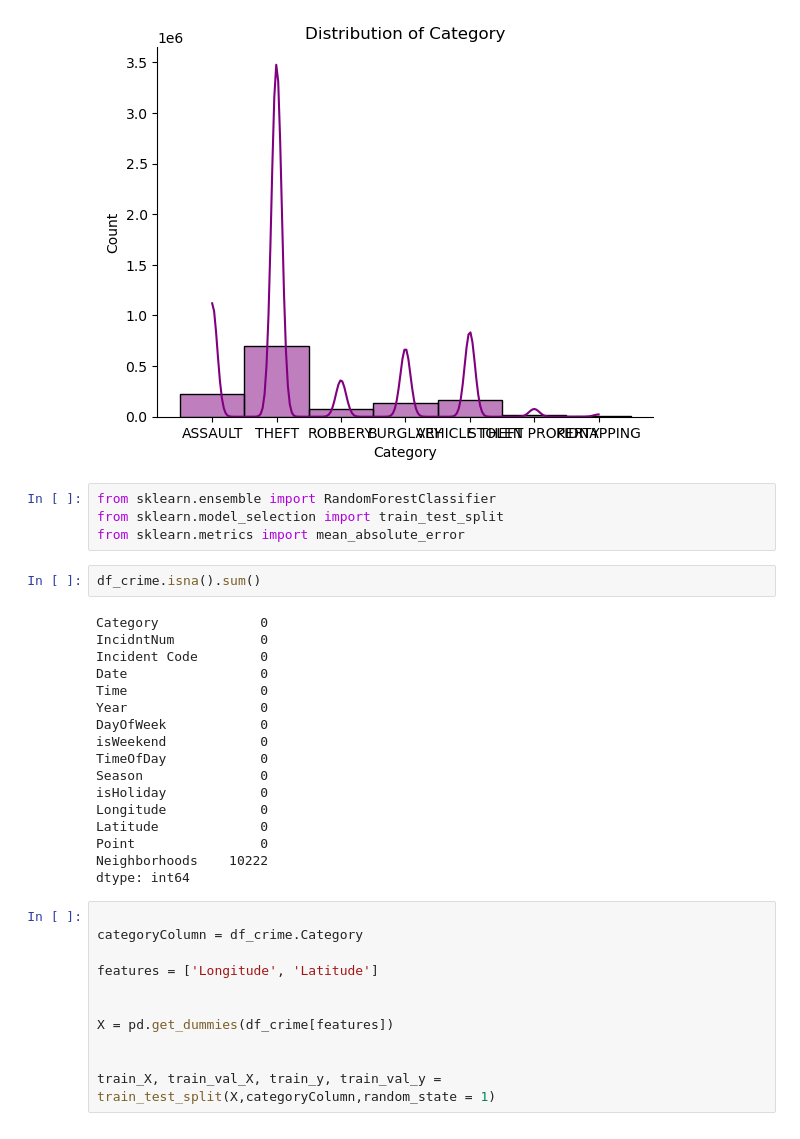
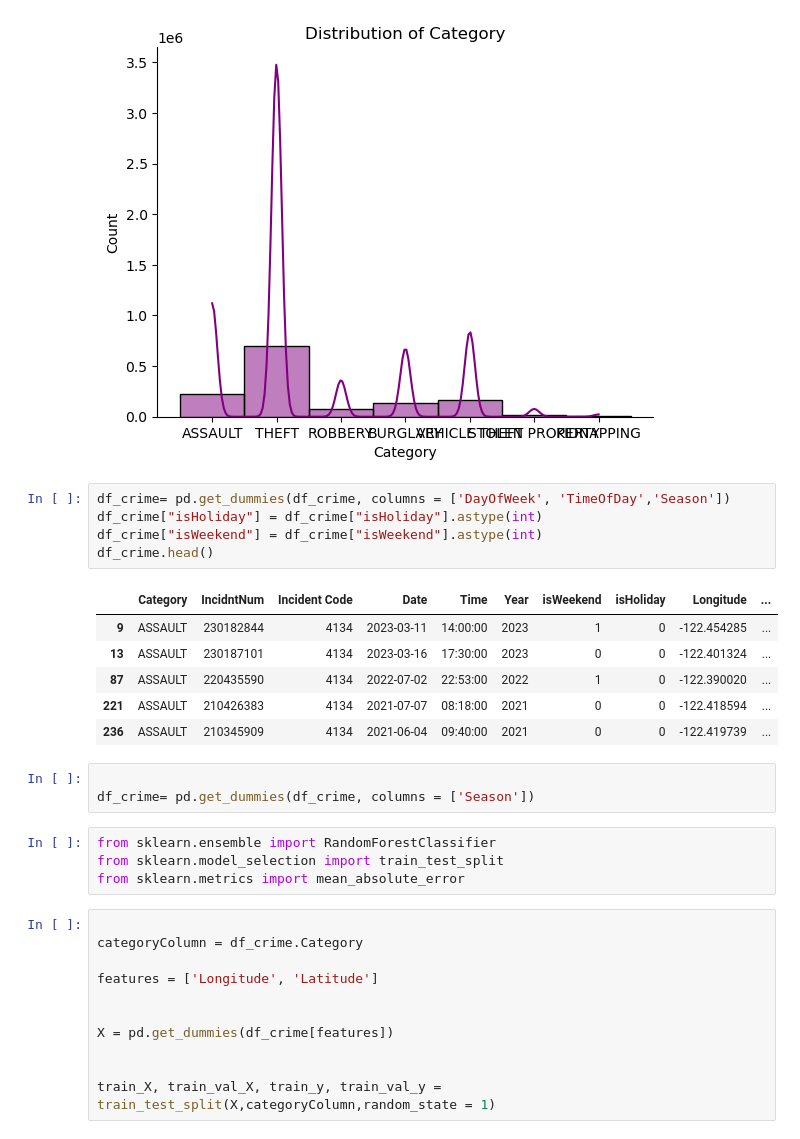
Before and after one commit to edwaddle/NavigatingUrbanSafety-ML, a Jupyter notebook: Preprocessing/preprocessing.ipynb, the cells around one changed output. Drawn from its saved outputs; the diff is of its cells as text.

```diff
--- a/Preprocessing/preprocessing.ipynb
+++ b/Preprocessing/preprocessing.ipynb
@@ -298,29 +298,25 @@ Deprecated in NumPy 1.20; for more details and guidance: https://numpy.org/devdo
 plot_histogram(df_crime, 'Category')
 # %% [output]
 [figure]
+# %%
+df_crime= pd.get_dummies(df_crime, columns = ['DayOfWeek', 'TimeOfDay','Season'])
+df_crime["isHoliday"] = df_crime["isHoliday"].astype(int)
+df_crime["isWeekend"] = df_crime["isWeekend"].astype(int)
+df_crime.head()
+# %% [output]
+|  | Category | IncidntNum | Incident Code | Date | Time | Year | isWeekend | isHoliday | Longitude | ... |
+| 9 | ASSAULT | 230182844 | 4134 | 2023-03-11 | 14:00:00 | 2023 | 1 | 0 | -122.454285 | ... |
+| 13 | ASSAULT | 230187101 | 4134 | 2023-03-16 | 17:30:00 | 2023 | 0 | 0 | -122.401324 | ... |
+| 87 | ASSAULT | 220435590 | 4134 | 2022-07-02 | 22:53:00 | 2022 | 1 | 0 | -122.390020 | ... |
+| 221 | ASSAULT | 210426383 | 4134 | 2021-07-07 | 08:18:00 | 2021 | 0 | 0 | -122.418594 | ... |
+| 236 | ASSAULT | 210345909 | 4134 | 2021-06-04 | 09:40:00 | 2021 | 0 | 0 | -122.419739 | ... |
+# %%
+
+df_crime= pd.get_dummies(df_crime, columns = ['Season'])
 # %%
 from sklearn.ensemble import RandomForestClassifier
 from sklearn.model_selection import train_test_split
 from sklearn.metrics import mean_absolute_error
-# %%
-df_crime.isna().sum()
-# %% [output]
-Category             0
-IncidntNum           0
-Incident Code        0
-Date                 0
-Time                 0
-Year                 0
-DayOfWeek            0
-isWeekend            0
-TimeOfDay            0
-Season               0
-isHoliday            0
-Longitude            0
-Latitude             0
-Point                0
-Neighborhoods    10222
-dtype: int64
 # %%
 
 categoryColumn = df_crime.Category
```
Also changed, not shown: parts of 7 cells of this notebook.
